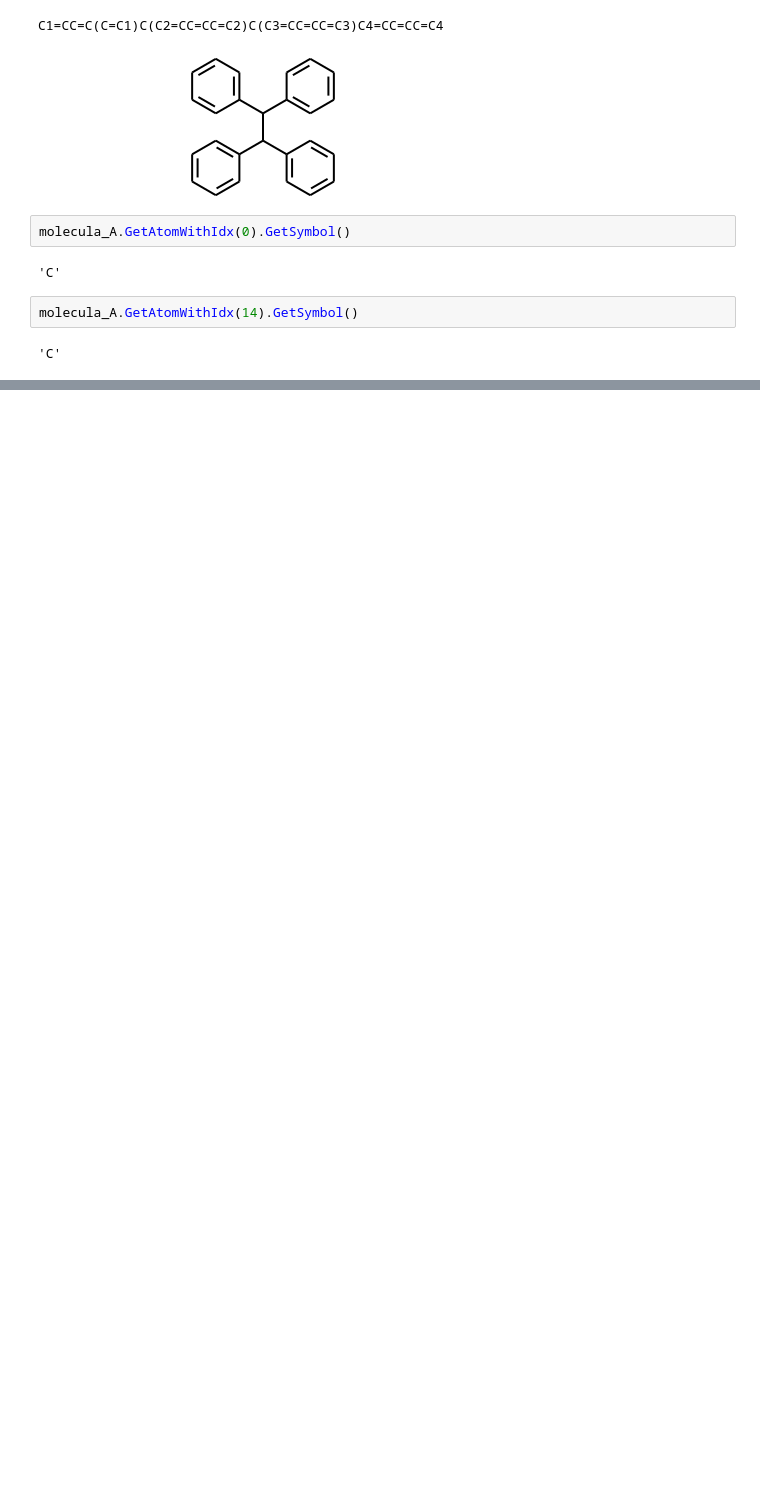
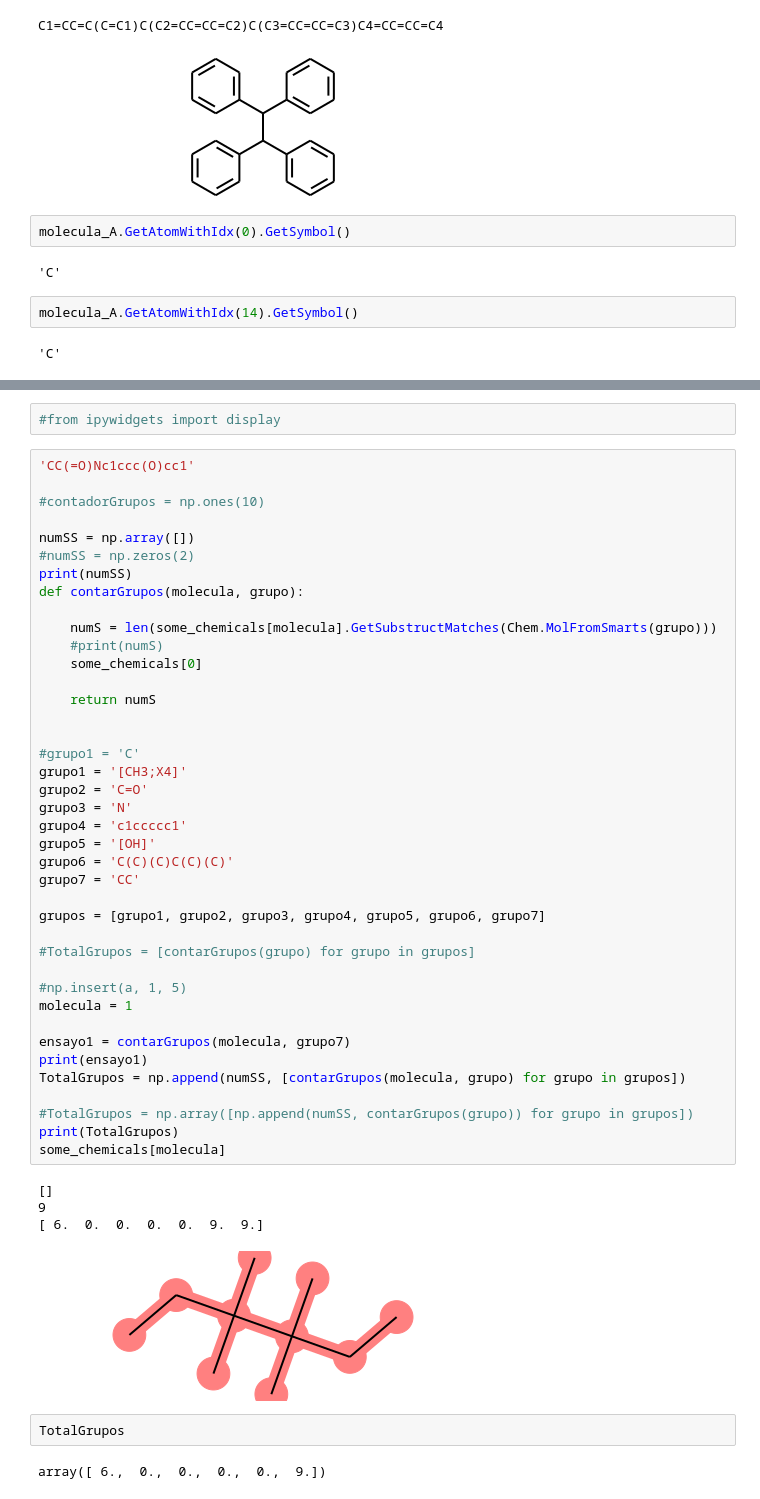
Before and after one commit to pysg/pyther, a Jupyter notebook: grupos.ipynb, the cells around one changed output, grey strips where cells are left out. Drawn from its saved outputs; the diff is of its cells as text; blank space fills up the shorter version.

Commit message:
grupos funcionales

```diff
--- a/grupos.ipynb
+++ b/grupos.ipynb
@@ -620,0 +644,51 @@ SVG(Draw._MolsToGridSVG([mol]))
+# %%
+#from ipywidgets import display
+# %%
+'CC(=O)Nc1ccc(O)cc1'
+
+#contadorGrupos = np.ones(10)
+
+numSS = np.array([])
+#numSS = np.zeros(2)
+print(numSS)
+def contarGrupos(molecula, grupo):
+
+    numS = len(some_chemicals[molecula].GetSubstructMatches(Chem.MolFromSmarts(grupo)))
+    #print(numS)
+    some_chemicals[0]
+
+    return numS
+
+
+#grupo1 = 'C'
+grupo1 = '[CH3;X4]'
+grupo2 = 'C=O'
+grupo3 = 'N'
+grupo4 = 'c1ccccc1'
+grupo5 = '[OH]'
+grupo6 = 'C(C)(C)C(C)(C)'
+grupo7 = 'CC'
+
+grupos = [grupo1, grupo2, grupo3, grupo4, grupo5, grupo6, grupo7]
+
+#TotalGrupos = [contarGrupos(grupo) for grupo in grupos]
+
+#np.insert(a, 1, 5)
+molecula = 1
+
+ensayo1 = contarGrupos(molecula, grupo7)
+print(ensayo1)
+TotalGrupos = np.append(numSS, [contarGrupos(molecula, grupo) for grupo in grupos])
+
+#TotalGrupos = np.array([np.append(numSS, contarGrupos(grupo)) for grupo in grupos])
+print(TotalGrupos)
+some_chemicals[molecula]
+# %% [output]
+[]
+9
+[ 6.  0.  0.  0.  0.  9.  9.]
+[figure, added]
+# %%
+TotalGrupos
+# %% [output]
+array([ 6.,  0.,  0.,  0.,  0.,  9.])
```
Also changed, not shown: parts of 28 cells of this notebook, 1 other file.
